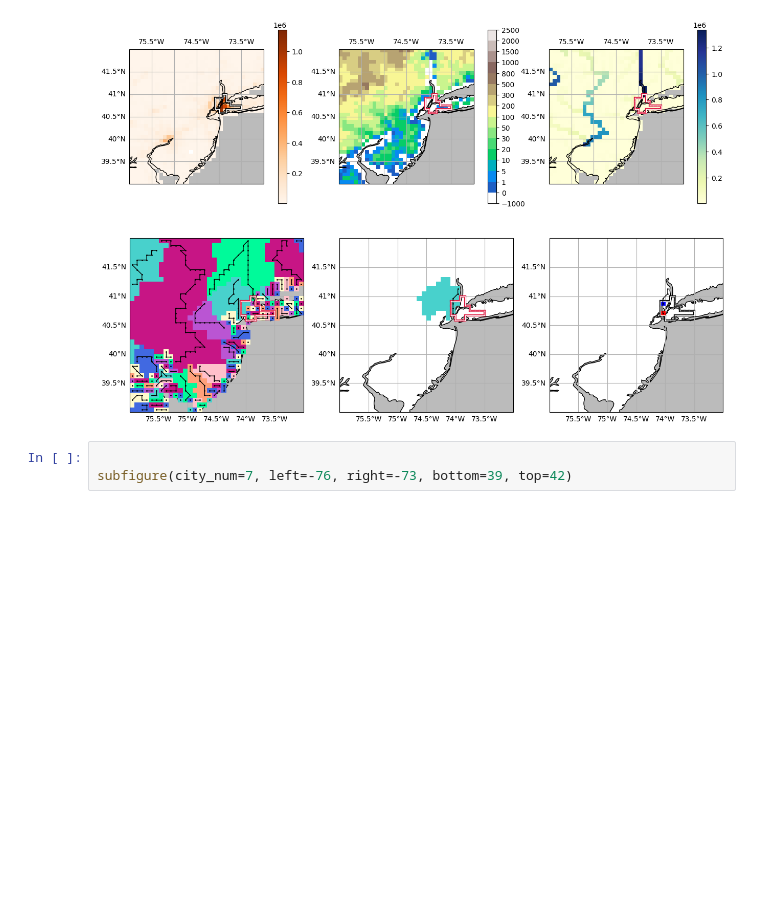
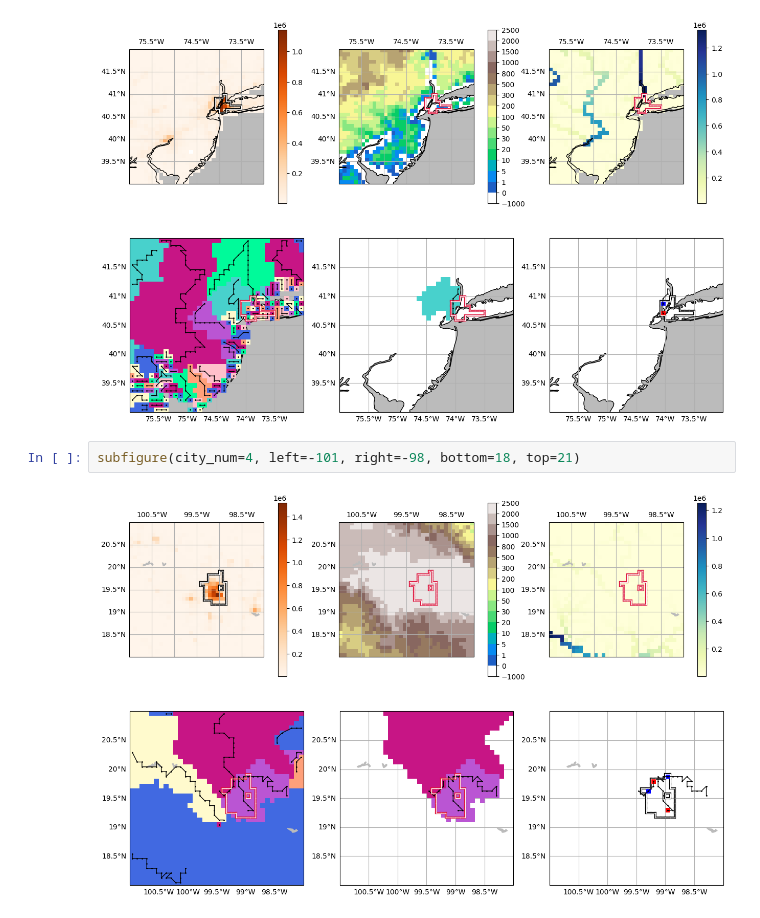
Before and after one commit to HalKiyo/h08_urban, a Jupyter notebook: region/pst/comparison_HE_2021.ipynb, the cells around one changed output. Cells and saved outputs as stored; diff of their text form; blank space fills up the shorter version.

```diff
--- a/region/pst/comparison_HE_2021.ipynb
+++ b/region/pst/comparison_HE_2021.ipynb
@@ -1160,5 +1160,6 @@ subfigure(city_num=7, left=-76, right=-73, bottom=39, top=42)
 # %% [output]
 [figure]
 # %%
-
-subfigure(city_num=7, left=-76, right=-73, bottom=39, top=42)
+subfigure(city_num=4, left=-101, right=-98, bottom=18, top=21)
+# %% [output]
+[figure, added]
```
Also changed, not shown: parts of 1 cell of this notebook.
